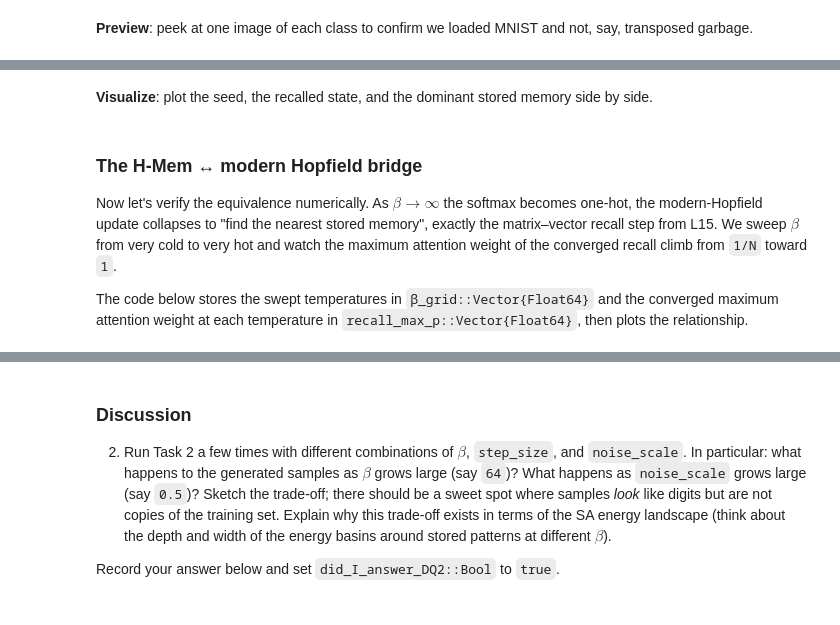
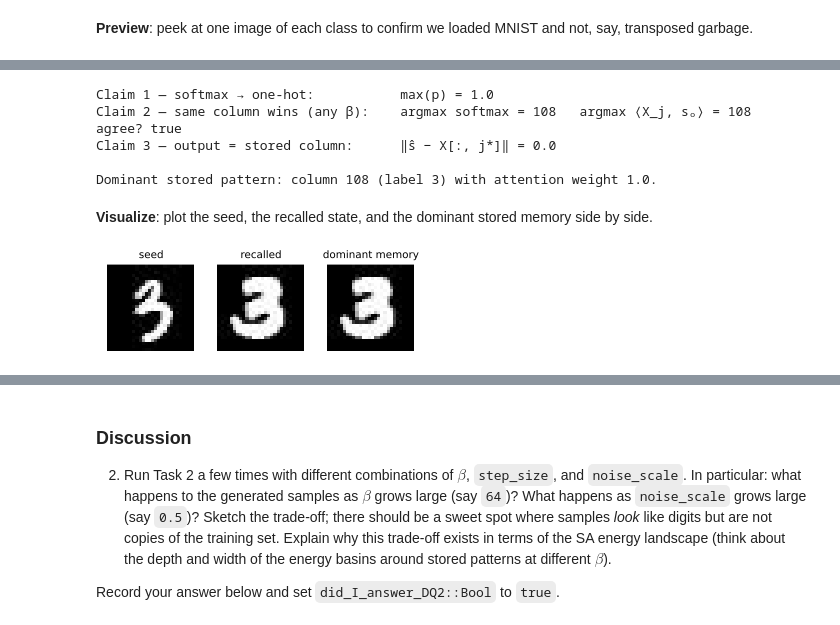
Before and after one commit to varnerlab/Practicum-5820-S2026, a Jupyter notebook: CHEME-5820-Practicum-S2026.ipynb, the cells around one changed output, grey strips where cells are left out. Cells and saved outputs as stored; diff of their text form; code cells hidden in the pictures.

```diff
--- a/CHEME-5820-Practicum-S2026.ipynb
+++ b/CHEME-5820-Practicum-S2026.ipynb
@@ -105,6 +181,11 @@ The two cells below store the seed `sₒ::Vector{Float64}` and the integer index
 # %%
-memoryindextorecover = 100; # TODO: pick a column index in 1:size(X, 2)
-sₒ = mymodel.X[:, memoryindextorecover]; # the seed
-let
+memoryindextorecover, sₒ = let
+
+    # initialize -
+    memoryindextorecover = 100; # TODO: pick a column index in 1:size(X, 2)
+    sₒ = mymodel.X[:, memoryindextorecover]; # the seed
     println("Seeding recall with column $(memoryindextorecover); true label = $(y[memoryindextorecover])")
+
+    # return -
+    memoryindextorecover, sₒ;
 end
@@ -111,3 +195,15 @@ end
 # %%
-(ŝₒ, fₒ, pₒ) = modern_hopfield_recall(mymodel, sₒ; maxiterations = 10_000, ϵ = 1e-12);
-println("Converged in $(length(fₒ)) iterations.")
+ŝₒ, fₒ, pₒ = let
+
+    # initialize -
+    ŝₒ = nothing;
+    fₒ = nothing;
+    pₒ = nothing;
+
+    # run the recall -
+    (ŝₒ, fₒ, pₒ) = modern_hopfield_recall(mymodel, sₒ; maxiterations = 10_000, ϵ = 1e-12);
+    println("Converged in $(length(fₒ)) iterations.")
+
+    # return -
+    ŝₒ, fₒ, pₒ;
+end
@@ -122,14 +218,39 @@ end
+# %%
+let
+    # Claim 1 witness: softmax at the converged state is one-hot up to numerical noise.
+    p_final = pₒ[length(fₒ) - 1]
+    j_softmax = argmax(p_final)
+
+    # Claim 2 witness: the argmax of the softmax (modern-Hopfield) and the argmax of the
+    # raw inner-product (H-Mem read with auto-association) are the same column index.
+    # We use the SEED sₒ here because Claim 2 is about which column the softmax picks at
+    # any β > 0 — not about the converged fixed point — so it should hold even before
+    # iterating to convergence.
+    j_innerprod = argmax(transpose(X) * sₒ)
+
+    # Claim 3 witness: the converged state equals the dominant stored column.
+    claim3_residual = norm(ŝₒ .- X[:, j_softmax])
+
+    println("Claim 1 — softmax → one-hot:           max(p) = $(round(maximum(p_final), digits = 6))")
+    println("Claim 2 — same column wins (any β):    argmax softmax = $(j_softmax)   argmax ⟨X_j, sₒ⟩ = $(j_innerprod)   agree? $(j_softmax == j_innerprod)")
+    println("Claim 3 — output = stored column:      ‖ŝ − X[:, j*]‖ = $(round(claim3_residual, digits = 6))")
+    println()
+    println("Dominant stored pattern: column $(j_softmax) (label $(y[j_softmax])) with attention weight $(round(maximum(p_final), digits = 4)).")
+end
+# %% [output]
+Claim 1 — softmax → one-hot:           max(p) = 1.0
+Claim 2 — same column wins (any β):    argmax softmax = 108   argmax ⟨X_j, sₒ⟩ = 108   agree? true
+Claim 3 — output = stored column:      ‖ŝ − X[:, j*]‖ = 0.0
+
+Dominant stored pattern: column 108 (label 3) with attention weight 1.0.
 # %% [markdown]
 __Visualize__: plot the seed, the recalled state, and the dominant stored memory side by side.
 # %%
 let
     p_final = pₒ[length(fₒ) - 1]
     j_dominant = argmax(p_final)
     grid = hcat(sₒ, ŝₒ, X[:, j_dominant])
-    image_grid(grid, 3; title = "seed | recalled | dominant memory")
+    image_grid(grid, 3; tile_titles = ["seed", "recalled", "dominant memory"])
 end
+# %% [output]
+[figure, added]
-# %% [markdown]
-### The H-Mem ↔ modern Hopfield bridge
-Now let's verify the equivalence numerically. As $\beta \to \infty$ the softmax becomes one-hot, the modern-Hopfield update collapses to "find the nearest stored memory", exactly the matrix–vector recall step from L15. We sweep $\beta$ from very cold to very hot and watch the maximum attention weight of the converged recall climb from `1/N` toward `1`.
-
-The code below stores the swept temperatures in `β_grid::Vector{Float64}` and the converged maximum attention weight at each temperature in `recall_max_p::Vector{Float64}`, then plots the relationship.
```
Also changed, not shown: parts of 58 cells of this notebook, 2 other files.
